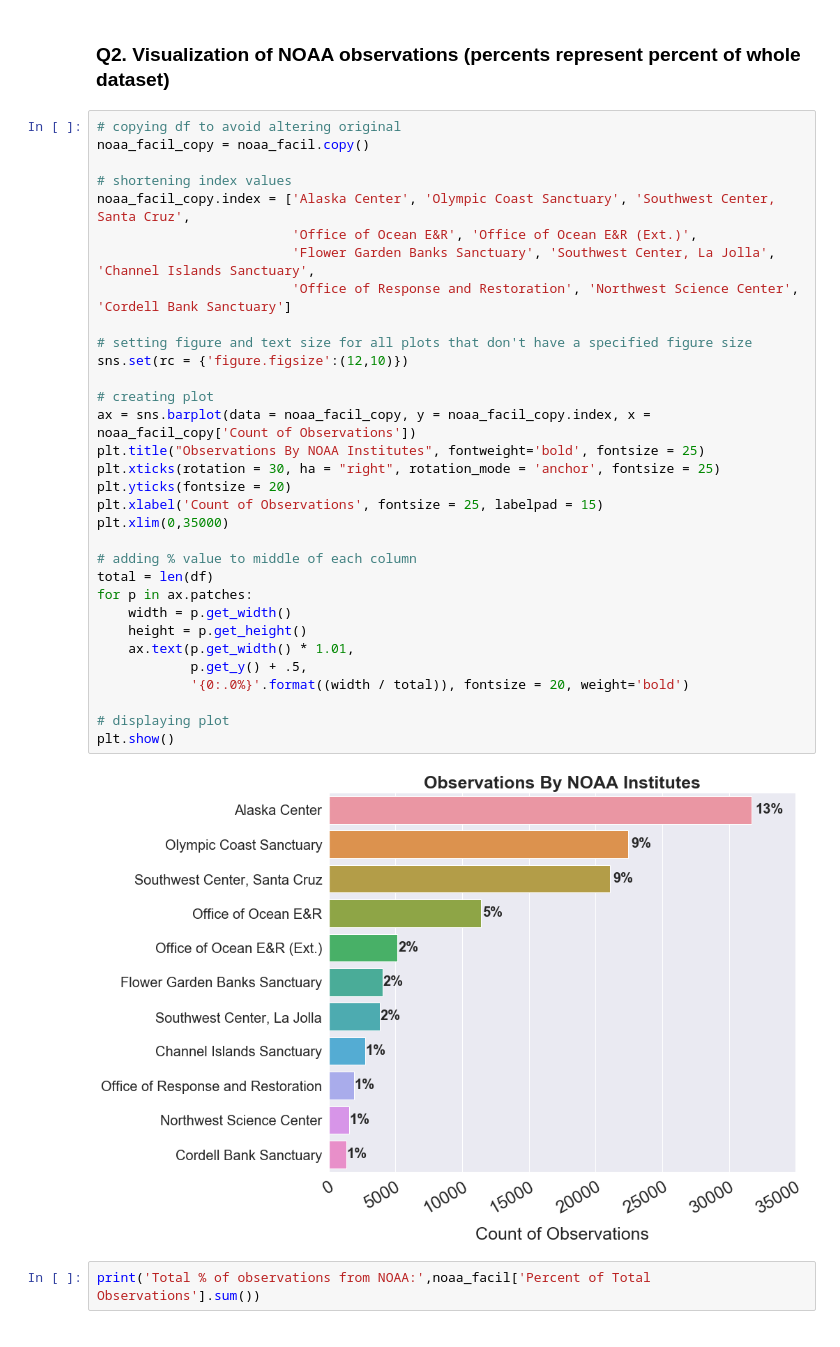
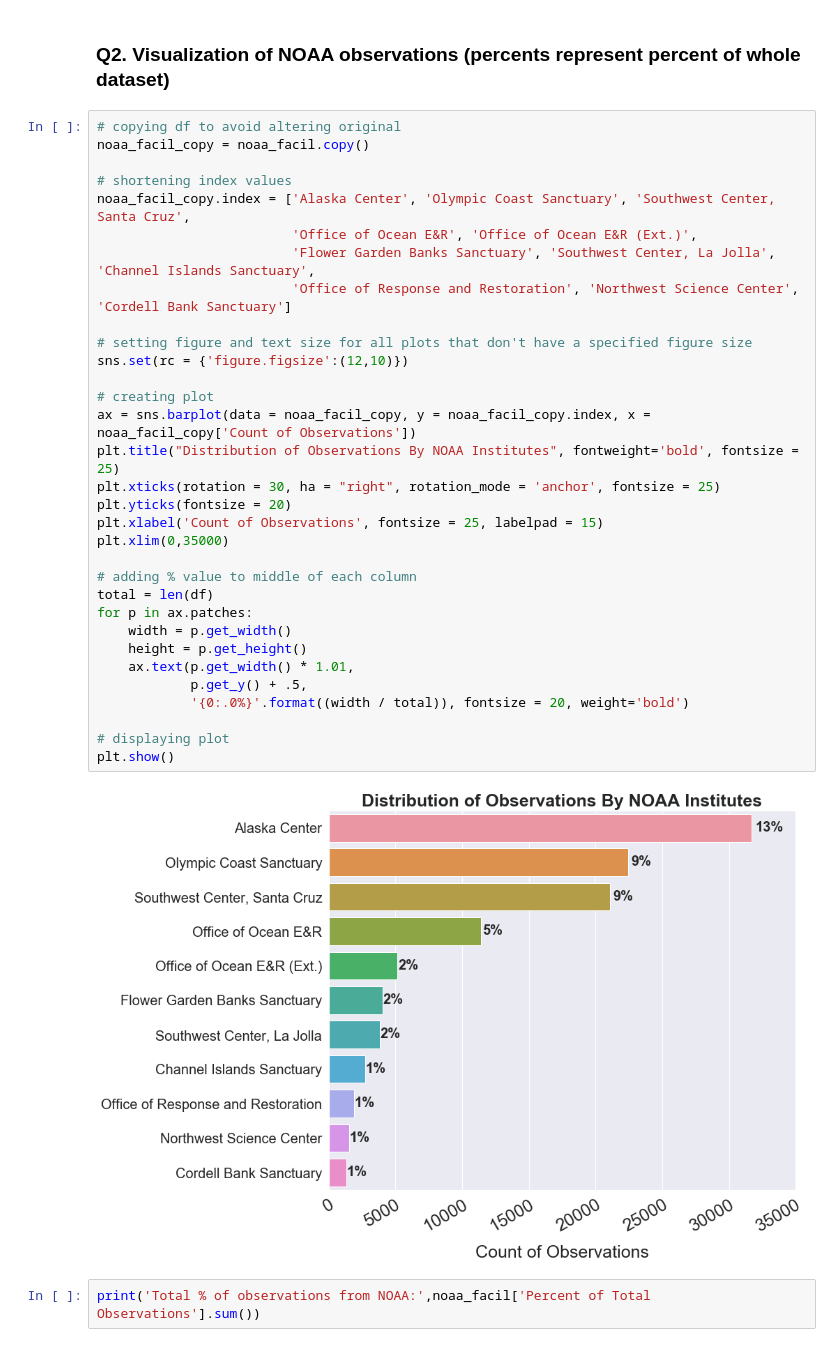
Before and after one commit to SamuelD-Data/deep_sea_corals_project, a Jupyter notebook: deep_sea_corals_project_notebook.ipynb, the cells around one changed output. Drawn from its saved outputs; the diff is of its cells as text.

```diff
--- a/deep_sea_corals_project_notebook.ipynb
+++ b/deep_sea_corals_project_notebook.ipynb
@@ -229,35 +229,35 @@ noaa_facil
 noaa_facil_copy = noaa_facil.copy()
 
 # shortening index values
 noaa_facil_copy.index = ['Alaska Center', 'Olympic Coast Sanctuary', 'Southwest Center, Santa Cruz',
                          'Office of Ocean E&R', 'Office of Ocean E&R (Ext.)',
                          'Flower Garden Banks Sanctuary', 'Southwest Center, La Jolla', 'Channel Islands Sanctuary',
                          'Office of Response and Restoration', 'Northwest Science Center', 'Cordell Bank Sanctuary']
 
 # setting figure and text size for all plots that don't have a specified figure size
 sns.set(rc = {'figure.figsize':(12,10)})
 
 # creating plot
 ax = sns.barplot(data = noaa_facil_copy, y = noaa_facil_copy.index, x = noaa_facil_copy['Count of Observations'])
-plt.title("Observations By NOAA Institutes", fontweight='bold', fontsize = 25)
+plt.title("Distribution of Observations By NOAA Institutes", fontweight='bold', fontsize = 25)
 plt.xticks(rotation = 30, ha = "right", rotation_mode = 'anchor', fontsize = 25)
 plt.yticks(fontsize = 20)
 plt.xlabel('Count of Observations', fontsize = 25, labelpad = 15)
 plt.xlim(0,35000)
 
 # adding % value to middle of each column
 total = len(df)
 for p in ax.patches:
     width = p.get_width()
     height = p.get_height()
     ax.text(p.get_width() * 1.01,
             p.get_y() + .5,
             '{0:.0%}'.format((width / total)), fontsize = 20, weight='bold')
 
 # displaying plot
 plt.show()
 # %% [output]
-[figure, old version]
+[figure, new version]
 # %%
 print('Total % of observations from NOAA:',noaa_facil['Percent of Total Observations'].sum())
 # %% [output]
```
Also changed, not shown: parts of 22 cells of this notebook.
